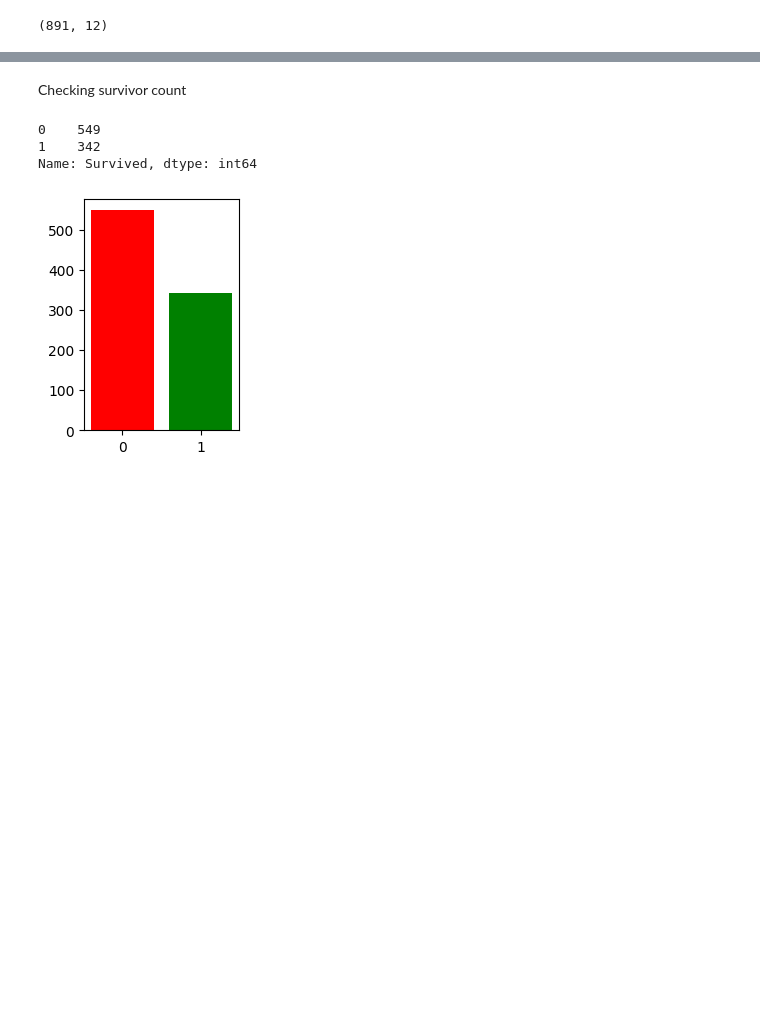
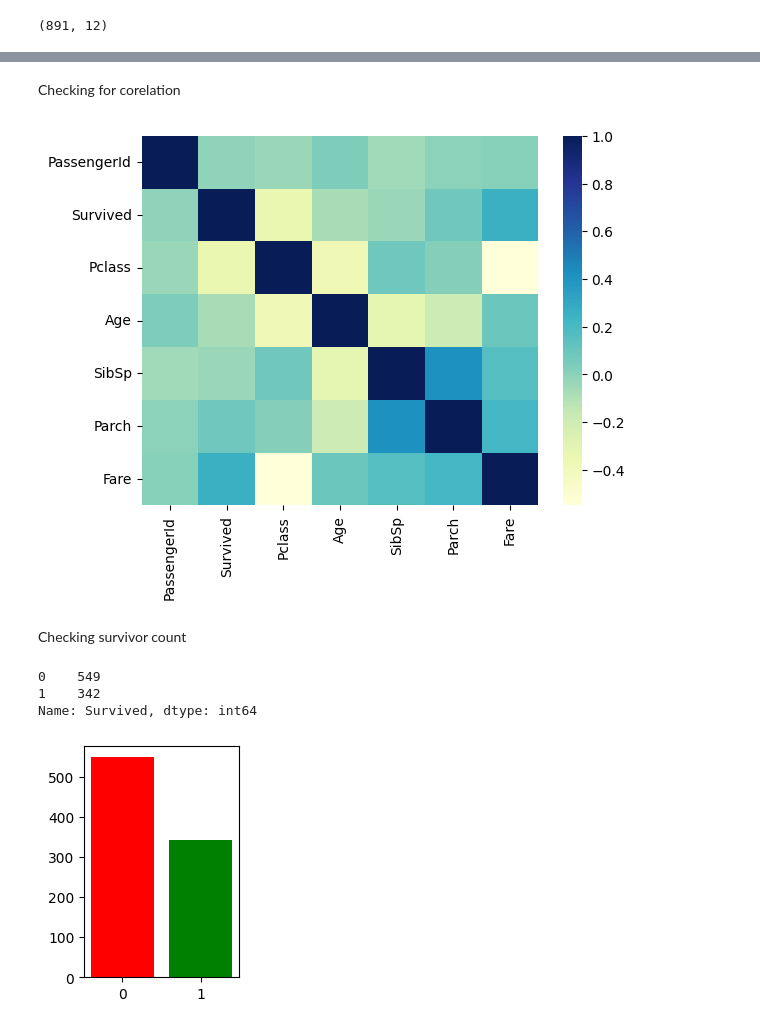
Before and after one commit to surtecha/Titanic-Survival-Prediction, a Jupyter notebook: Predictor.ipynb, the cells around one changed output, grey strips where cells are left out. Saved outputs shown, nothing was run; the diff lists cells and outputs as text; code cells hidden in the pictures; blank space fills up the shorter version.

Commit message:
Further data analysis

```diff
--- a/Predictor.ipynb
+++ b/Predictor.ipynb
@@ -7,6 +7,6 @@ import numpy as np
 import pandas as pd
 import matplotlib.pyplot as plt
 # %%
-train_data = pd.read_csv('train.csv')
-test_data = pd.read_csv('test.csv')
+train = pd.read_csv('train.csv')
+test = pd.read_csv('test.csv')
 # %%
@@ -25,3 +37,12 @@ train_data.shape
+# %% [markdown]
+Checking for corelation
+# %%
+import seaborn as sns
+
+sns.heatmap(train.corr(), cmap='YlGnBu')
+plt.show()
+# %% [output]
+[figure, added]
 # %% [markdown]
 Checking survivor count
 # %%
```
Also changed, not shown: parts of 12 cells of this notebook.
